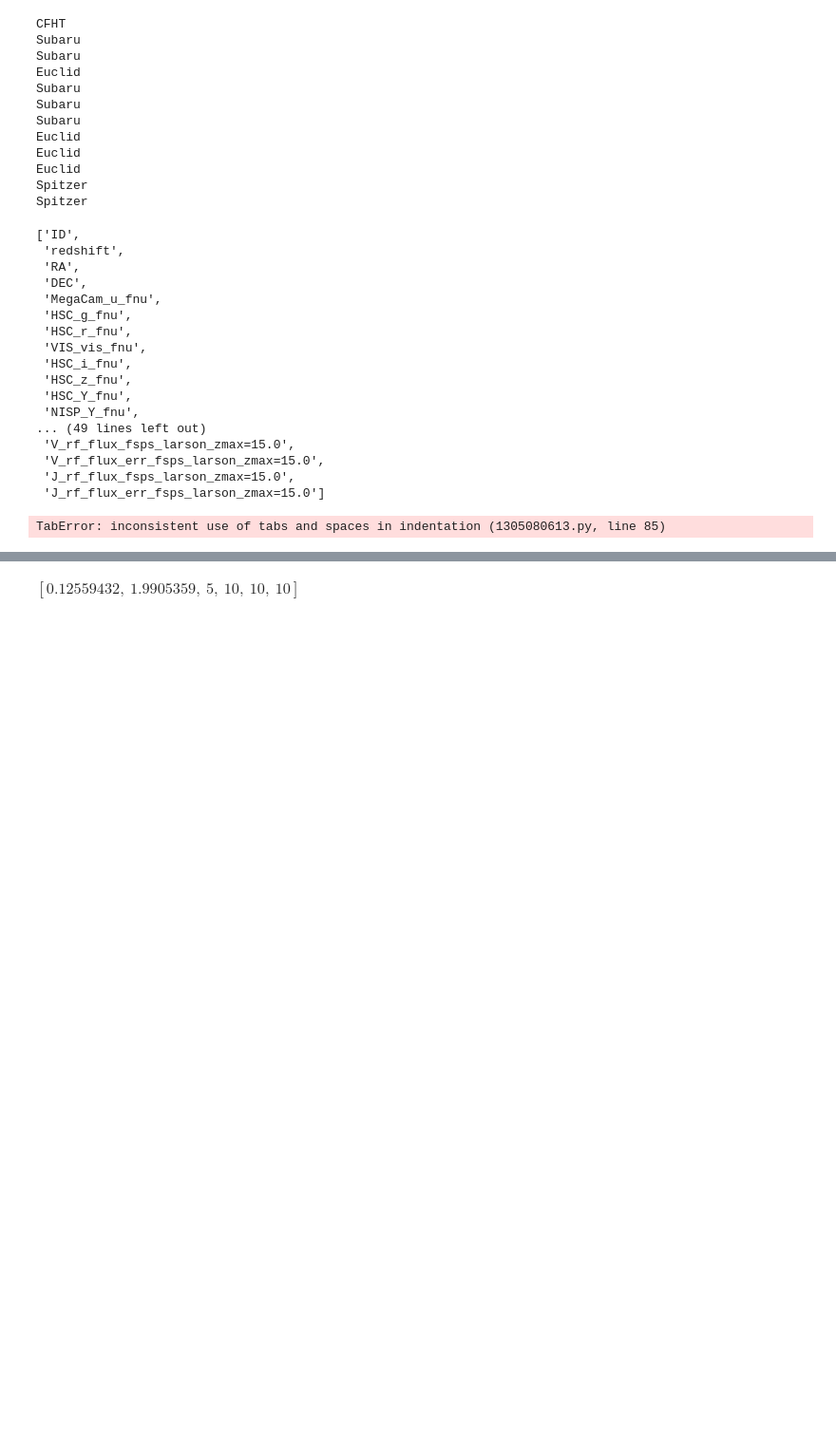
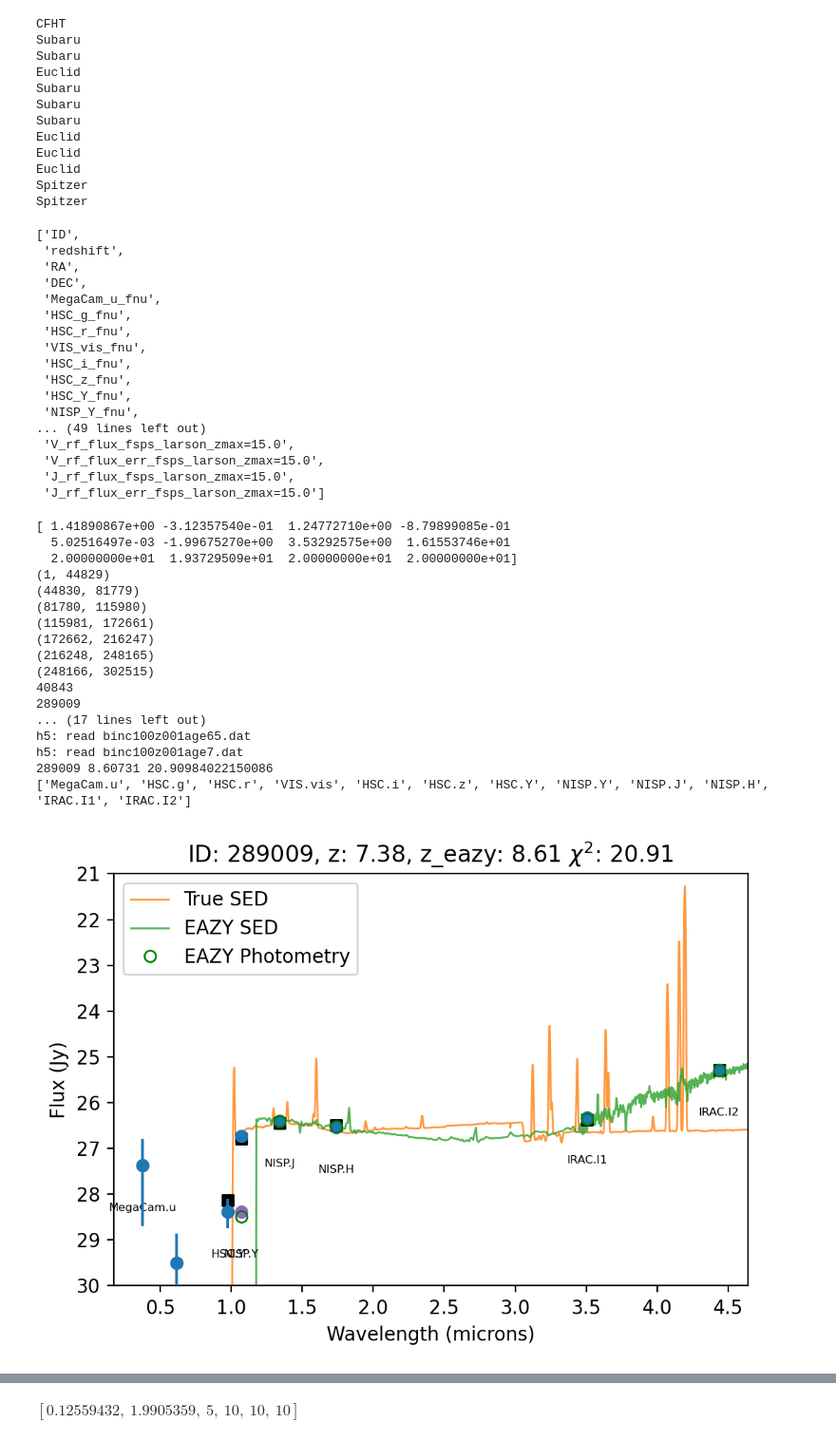
Before and after one commit to duncanaustin98/galfind, a Jupyter notebook: examples/jag_euclid_deep_sim.ipynb, the cells around one changed output, grey strips where cells are left out. Shown: that part at 95% size. Drawn from its saved outputs; the diff is of its cells as text; code cells hidden in the pictures; blank space fills up the shorter version.

```diff
--- a/examples/jag_euclid_deep_sim.ipynb
+++ b/examples/jag_euclid_deep_sim.ipynb
@@ -367,7 +391,7 @@ combined_table.colnames
 filter_names = [f'{filter.instrument_name}.{filter.band_name}' for filter in filterset]
 filter_wavs = [filter.properties['WavelengthEff'].to(u.micron).value for filter in filterset]
 
-row = 285376 #90410#133399#155019 # 1107 #
+row = 289008#133399#155019 # 1107 #
 scale = 50.0
 v = f'_{scale}_fnu'
 fluxes = [combined_table[f'{filter_name}_scattered'][row] for filter_name in filter_names]
@@ -423,7 +447,7 @@ ax.set_xlim(ax.get_xlim())
 ax.set_ylim(30, 21)
 
 ax.plot(wav.to(u.micron), flux.to(u.ABmag, equivalencies=u.spectral_density(wav)).value, label='True SED', alpha=0.8, lw=1)
-
+seds = False
 if seds:
     seds = f'/raid/scratch/work/tharvey/GALFIND_WORK/EAZY/output/MegaCam+HSC+VIS+NISP+IRAC/v_sim/JAGUAR-Euclid_Deep-r1{v}/JAGUAR-Euclid_Deep-r1{v}_v_sim_reg=all_0.32as_EAZY_fsps_larson_zmax=15.0_SEDs.h5'
 
@@ -437,35 +461,81 @@ if seds:
 
         mock_phot = SED_obs(redshift, wav.value, flux.value, wav_units=u.AA, mag_units=u.nJy).create_mock_photometry(filterset=filterset, min_flux_pc_err=0)
         flux = mock_phot.flux.to(u.nJy)
         ax.errorbar(filter_wavs, flux.to(u.ABmag).value, fmt='o', zorder=10, markeredgecolor='orange', markerfacecolor='none', label='EAZY Photometry')
 else:
 
     from eazy.hdf5 import Viewer
 
     h5path  = f'/raid/scratch/work/tharvey/GALFIND_WORK/EAZY/output/MegaCam+HSC+VIS+NISP+IRAC/v_sim/JAGUAR-Euclid_Deep-r1{v}/JAGUAR-Euclid_Deep-r1{v}_v_sim_reg=all_0.32as_EAZY_fsps_larson_zmax=15.0.h5'
     viewer = Viewer(h5path)
-    data = viewer.show_fit(id, id_is_idx=False, show_components=False, show_prior=False, logpz=False,  get_spec=True, show_fnu = 1)
+    data = viewer.show_fit(row, id_is_idx=True, show_components=False, show_prior=False, logpz=False,  get_spec=True, show_fnu = 1)
 
 
     id_phot=data['id']
     z_best = data['z']
+    print(id_phot, z_best, chi2)
     chi2 = data['chi2']
     flux_unit = data['flux_unit']
     wav_unit = data['wave_unit']
     model_lam = data['templz'] * wav_unit
     model_flux = data['templf'] * flux_unit
 
     # Plot the model SED
     ax.plot(model_lam.to(u.micron), model_flux.to(u.ABmag, equivalencies=u.spectral_density(model_lam)), label='EAZY SED', alpha=0.8, lw=1)
+    mock_phot = SED_obs(redshift, model_lam.value, model_flux.value, wav_units=wav_unit, mag_units=flux_unit).create_mock_photometry(filterset=filterset, min_flux_pc_err=0)
+    flux = mock_phot.flux.to(u.nJy)
+ax.errorbar(filter_wavs, flux.to(u.ABmag).value, fmt='o', zorder=10, markeredgecolor='green', markerfacecolor='none', label='EAZY Photometry')
 
     #save_fit(id, None, survey, fit_pass_in=fit, template=template, custom=custom, min_percentage_err=min_percentage_error)
 
 ax.legend()
 
 ax.set_xlabel('Wavelength (microns)')
 ax.set_ylabel('Flux (Jy)')
+
+['MegaCam.u', 'HSC.g', 'HSC.r', 'VIS.vis', 'HSC.i', 'HSC.z', 'HSC.Y', 'NISP.Y', 'NISP.J', 'NISP.H', 'IRAC.I1', 'IRAC.I2']
+
+print(filter_names)
+flux =[0.04101894041194479, # u
+-0.0014311395679616247, #g
+0.005716755317463856,  #r
+-0.004031464704638704, # vis
+2.3023975773494204e-05, #i
+-0.009148592319221906, #z
+0.016186930654199724, # Y
+0.016186930654199724, # Y
+0.10010391910236717,# j
+0.0887617333018246, # h
+0.1066079964362651,# CH1
+0.28122467413540614, # CH2
+]
+flux *= u.uJy
+
+ax.plot(filter_wavs, flux.to(u.ABmag), 'o')
+
+# WRITE BAND NAME ON PLOT
+
+for i, txt in enumerate(filter_names):
+    ax.annotate(txt, (filter_wavs[i], flux.to(u.ABmag)[i].value+1), fontsize=6, ha='center')
 # %% [output]
-TabError: inconsistent use of tabs and spaces in indentation (1305080613.py, line 85)
+[ 1.41890867e+00 -3.12357540e-01  1.24772710e+00 -8.79899085e-01
+  5.02516497e-03 -1.99675270e+00  3.53292575e+00  1.61553746e+01
+  2.00000000e+01  1.93729509e+01  2.00000000e+01  2.00000000e+01]
+(1, 44829)
+(44830, 81779)
+(81780, 115980)
+(115981, 172661)
+(172662, 216247)
+(216248, 248165)
+(248166, 302515)
+40843
+289009
+... (17 lines left out)
+h5: read binc100z001age65.dat
+h5: read binc100z001age7.dat
+289009 8.60731 20.90984022150086
+['MegaCam.u', 'HSC.g', 'HSC.r', 'VIS.vis', 'HSC.i', 'HSC.z', 'HSC.Y', 'NISP.Y', 'NISP.J', 'NISP.H', 'IRAC.I1', 'IRAC.I2']
+[figure, added]
 # %%
 min_flux_pc_err = 10
 
```
Also changed, not shown: parts of 3 cells of this notebook, 4 other files.
